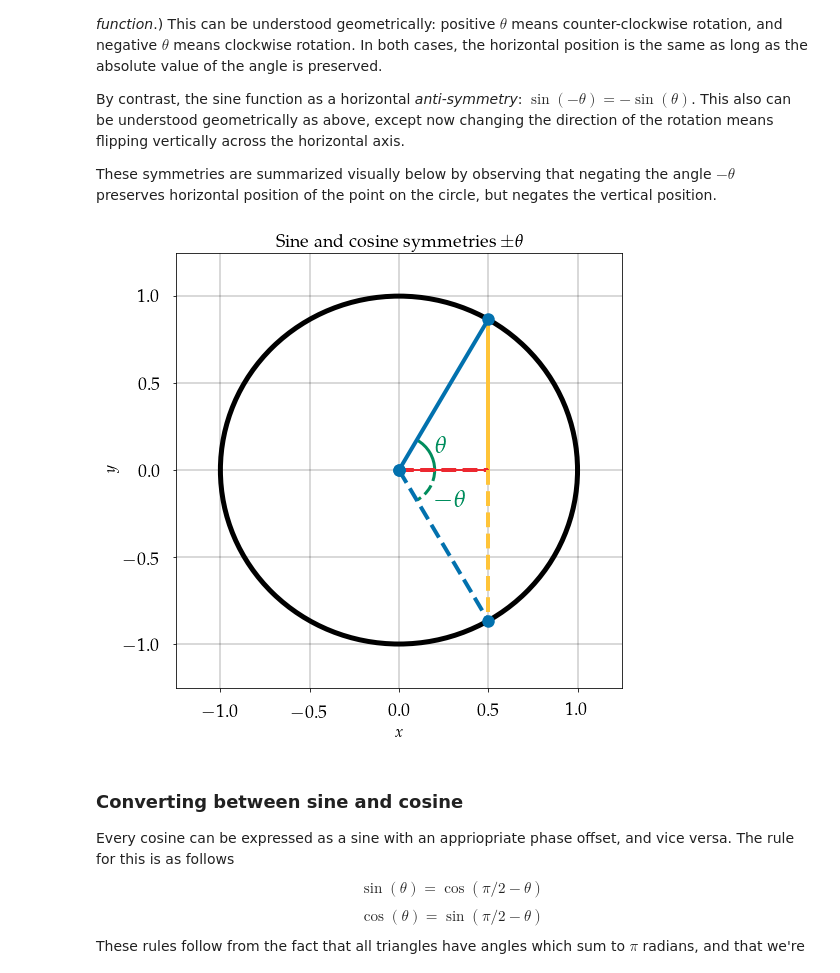
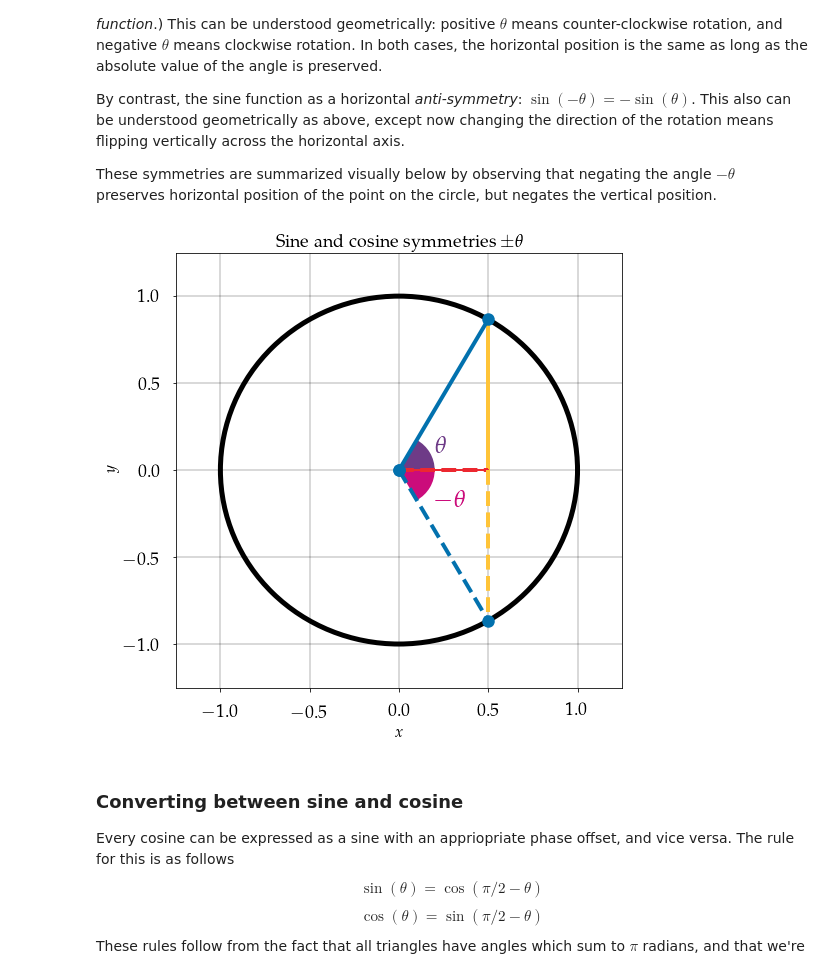
Before and after one commit to bmcfee/dstbook, a Jupyter notebook: content/ch01/Waves.ipynb, the cells around one changed output. Drawn from its saved outputs; the diff is of its cells as text; code cells hidden in the pictures.

```diff
--- a/content/ch01/Waves.ipynb
+++ b/content/ch01/Waves.ipynb
@@ -47,6 +47,9 @@ import matplotlib.path as path
 import numpy as np
 import matplotlib.patches as patches
 import matplotlib.font_manager
+from matplotlib.animation import FuncAnimation
+
+from IPython.display import HTML
 
 from matplotlib import rc
 #rc('font',**{'family':'sans-serif','sans-serif':['Helvetica']})
@@ -70,7 +73,7 @@ rc('legend', frameon=True, framealpha=0.9, fontsize=18)
 rc('figure', figsize=(8,8))
 
 colors = ['#0271AE', '#EC2830', '#FFC438',  # blue, red, light orange
-            '#008D5D', '#6E3B87', '#FA902D',  # green, purple, orange
+             '#6E3B87', '#008D5D', '#FA902D',  # purple, green, orange
             '#0095B7', '#CB0C7B', '#F7E43C',  # cyan, magenta, yellow
             '#88B93B', '#444F95', '#F16232']  # pea green, dark blue, dark orange
 
@@ -391,37 +482,38 @@ These symmetries are summarized visually below by observing that negating the an
 # Plot a circle, inscribed right triangle, angle, and sine and cosine markers
 plt.figure()
 
 ax = plt.gca()
 
 angle = np.pi / 3
 x, y = np.cos(angle), np.sin(angle)
 
 circ = patches.Ellipse((0, 0), 2, 2, facecolor='w', edgecolor='k', linewidth=5)
 
 plt.plot([x, x], [0, y], linewidth=4, color=colors[2])
 
 plt.plot([0, x], [0, 0], color=colors[1], linestyle='-', linewidth=2)
 plt.plot([0, x], [0, 0], color=colors[1], linestyle='--')
 
 plt.plot([0, x], [0, y], marker='.', markersize=25, linewidth=4)
-arc = patches.Arc((0, 0), width=0.4, height=0.4, theta1=0, theta2=angle * 180 / np.pi, color=colors[3], linewidth=3)
+arc = patches.Wedge((0, 0), 0.2, theta1=0, theta2=angle * 180 / np.pi, facecolor=colors[3])
 plt.text(0.2, 0.1, r'$\theta$', size=25, color=colors[3])
 
 ax.add_patch(circ)
 ax.add_patch(arc)
 
-arc2 = patches.Arc((0, 0), width=0.4, height=-0.4, theta1=0, theta2=-angle * 180 / np.pi, color=colors[3], linewidth=3, linestyle='--')
-plt.text(0.2, -0.2, r'$-\theta$', size=25, color=colors[3])
+#arc2 = patches.Arc((0, 0), width=0.4, height=-0.4, theta1=0, theta2=-angle * 180 / np.pi, color=colors[3], linewidth=3, linestyle='--')
+arc2 = patches.Wedge((0, 0), 0.2, theta2=0, theta1=-angle * 180 / np.pi, facecolor=colors[7])
+plt.text(0.2, -0.2, r'$-\theta$', size=25, color=colors[7])
 ax.add_patch(arc2)
 plt.plot([x, x], [0, -y], linewidth=4, color=colors[2], linestyle='--')
 plt.plot([0, x], [0, -y], marker='.', markersize=25, linewidth=4, linestyle='--', color=colors[0])
 plt.xlim([-1.25, 1.25])
 plt.ylim([-1.25, 1.25]);
 plt.xlabel('$x$')
 plt.ylabel('$y$');
 plt.title(r'Sine and cosine symmetries $\pm\theta$');
 # %% [output]
-[figure, old version]
+[figure, new version]
 # %% [markdown]
 ### Converting between sine and cosine
 
```
Also changed, not shown: parts of 9 cells of this notebook.
